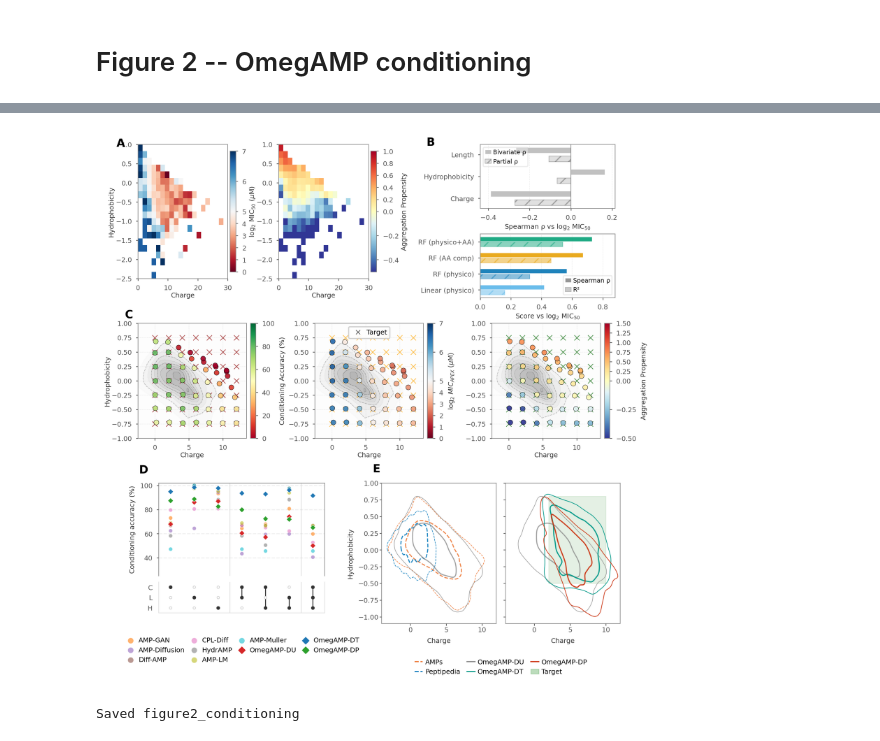
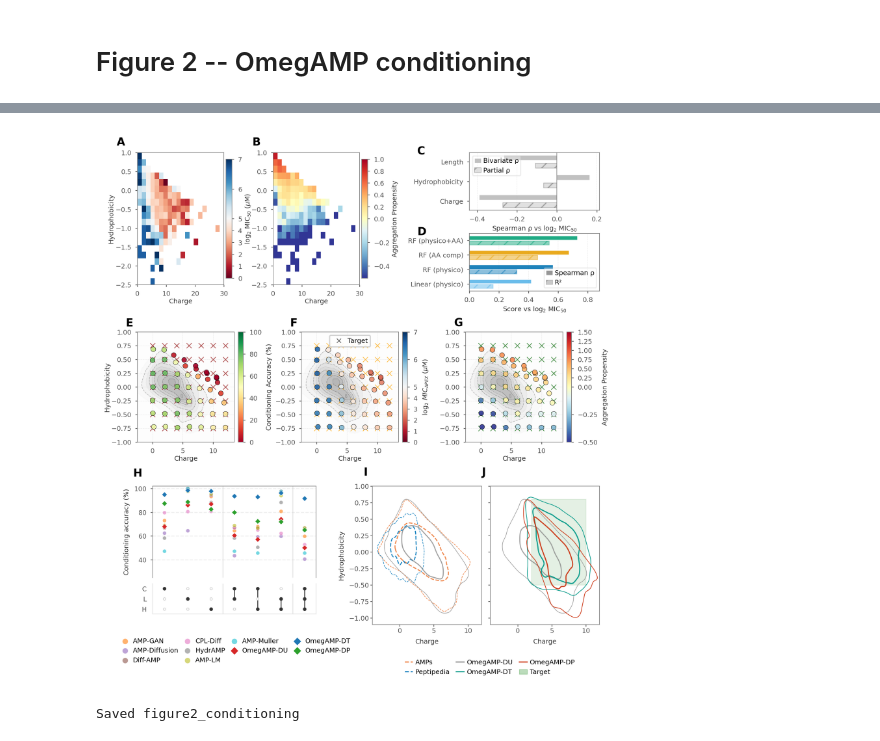
Before and after one commit to szczurek-lab/omegamp-dashboard, a Jupyter notebook: notebooks/figure2_conditioning.ipynb, the cells around one changed output, grey strips where cells are left out. Drawn from its saved outputs; the diff is of its cells as text; code cells hidden in the pictures.

Commit message:
fix(figures): one letter per plot in 2/S1/S2/S3, all exports within 6.5x8 in and 6 pt

```diff
--- a/notebooks/figure2_conditioning.ipynb
+++ b/notebooks/figure2_conditioning.ipynb
@@ -217,8 +220,8 @@ Panel D: distributions...
   Peptipedia...
   OmegAMP modes...
 # %%
-# ── Panel B data ───────────────────────────────────────────────────────────────
-print("Panel B: MIC predictability...")
+# ── Panels C-D data ───────────────────────────────────────────────────────────
+print("Panels C-D: MIC predictability...")
 df_pred = sp_agg[['sequence','charge','hydrophobicity','activity_um']].copy()
 df_pred['length']   = df_pred['sequence'].apply(len)
 df_pred['log2_mic'] = np.log2(df_pred['activity_um'].clip(1))
@@ -258,22 +261,27 @@ for label, model, X in ml_b:
 print("Plotting...")
 fig = plt.figure(figsize=(6.5, 8), dpi=300)
 
-# Row 1: Panel A (left, narrow heatmaps) + Panel B (right)
+# Panel letters: gs_a → A, B | gs_b → C, D | gs_c → E, F, G | gs_d → H | gs_e → I, J
+# Row 1: A-B (left, narrow heatmaps) + C-D (right)
 # wspace=0.30: tighter gap between heatmaps while still separating colorbar from ylabel
-# gs_b left=0.65: leaves room for Panel A's long vertical colorbar labels
-gs_a = gridspec.GridSpec(1, 2, figure=fig, left=0.06, right=0.54, top=0.97, bottom=0.76, wspace=0.30)
-gs_b = gridspec.GridSpec(2, 1, figure=fig, left=0.72, right=0.98, top=0.97, bottom=0.73, hspace=0.40)
+# gs_b left=0.65: leaves room for panels A-B's long vertical colorbar labels
+# gs_c right=0.92 (wspace 0.55 keeps the inter-panel gaps): panel G's colorbar label
+# sits outside the axes, and bbox_inches='tight' would otherwise push the export past 6.5 in
+gs_a = gridspec.GridSpec(1, 2, figure=fig, left=0.07, right=0.54, top=0.97, bottom=0.76, wspace=0.30)
+gs_b = gridspec.GridSpec(2, 1, figure=fig, left=0.72, right=0.975, top=0.97, bottom=0.75, hspace=0.40)
 # Remaining rows
-gs_c = gridspec.GridSpec(1, 3, figure=fig, left=0.06, right=0.97, top=0.69, bottom=0.51, wspace=0.50)
+# gs_c top=0.685 + letters at y=1.13: clears panel D's x-axis label above without
+# leaving a visible band of white space between the two rows
+gs_c = gridspec.GridSpec(1, 3, figure=fig, left=0.07, right=0.92, top=0.685, bottom=0.51, wspace=0.55)
 gs_d = gridspec.GridSpec(3, 1, figure=fig, left=0.10, right=0.42, top=0.44, bottom=0.13, hspace=0.1, height_ratios=[3, 1, 2])
-gs_e = gridspec.GridSpec(1, 2, figure=fig, left=0.53, right=0.99, top=0.44, bottom=0.22, wspace=0.08)
+gs_e = gridspec.GridSpec(1, 2, figure=fig, left=0.53, right=0.975, top=0.44, bottom=0.22, wspace=0.08)
 PL = dict(fontsize=10, fontweight='bold', va='top', ha='left')
 
 # Okabe-Ito palette
 C_GREY='#BBBBBB'; C_LB='#56B4E9'; C_BLUE='#0072B2'; C_ORANGE='#E69F00'; C_GREEN='#009E73'
 MODEL_COLS_B = [C_LB, C_BLUE, C_ORANGE, C_GREEN]
 
-# ── Panel A: MIC50 + Aggregation heatmaps ─────────────────────────────────────
+# ── Panels A, B: MIC50 + Aggregation heatmaps ─────────────────────────────────
 charge     = sp_agg['charge'].values
 hydro      = sp_agg['hydrophobicity'].values
 length_all = np.array([len(s) for s in sp_agg['sequence']])
@@ -283,10 +291,11 @@ panel_a_configs = [
     (sp_agg['aggregation'].values,                  'RdYlBu_r', TwoSlopeNorm(vcenter=0, vmin=-0.5, vmax=1.0), 'Aggregation Propensity'),
 ]
 
+panel_a_letters = ['A', 'B']
+
 for pi, (z_vals, cmap, cnorm, cbar_label) in enumerate(panel_a_configs):
     ax = fig.add_subplot(gs_a[pi])
-    if pi == 0:
-        ax.text(-0.24, 1.05, 'A', transform=ax.transAxes, **PL)
+    ax.text(-0.24, 1.12, panel_a_letters[pi], transform=ax.transAxes, **PL)
 
     stat, xe, ye, _ = binned_statistic_2d(
         charge, hydro, z_vals, statistic='mean', bins=[20, 20],
@@ -322,18 +331,19 @@ for pi, (z_vals, cmap, cnorm, cbar_label) in enumerate(panel_a_configs):
         rh,  ph  = spearmanr(corr_df['H'], corr_df['Z'])
         rch, pch = spearmanr(corr_df['C'], corr_df['H'])
         rca, pca = spearmanr(corr_df['C'], corr_df['Z'])
-        print(f"  Fig2A agg: r(H,agg)={rh:+.4f} {_fmt_p(ph)}; r(C,H)={rch:+.4f} {_fmt_p(pch)}; r(C,agg)={rca:+.4f} {_fmt_p(pca)}")
+        print(f"  Fig2B agg: r(H,agg)={rh:+.4f} {_fmt_p(ph)}; r(C,H)={rch:+.4f} {_fmt_p(pch)}; r(C,agg)={rca:+.4f} {_fmt_p(pca)}")
 
-# ── Panel B: MIC predictability — two stacked axes ────────────────────────────
-# Top: individual feature correlations with log₂ MIC₅₀ (bivariate + partial ρ)
-# Bottom: ML models predicting log₂ MIC₅₀
+# ── Panels C, D: MIC predictability — two stacked axes ────────────────────────
+# C: individual feature correlations with log₂ MIC₅₀ (bivariate + partial ρ)
+# D: ML models predicting log₂ MIC₅₀
 ax_b_top = fig.add_subplot(gs_b[0])
 ax_b_bot = fig.add_subplot(gs_b[1])
-ax_b_top.text(-0.40, 1.12, 'B', transform=ax_b_top.transAxes, **PL)
+ax_b_top.text(-0.40, 1.12, 'C', transform=ax_b_top.transAxes, **PL)
+ax_b_bot.text(-0.40, 1.12, 'D', transform=ax_b_bot.transAxes, **PL)
 
 BAR_H = 0.28
 
-# Upper: individual feature correlations with log₂ MIC₅₀ (bivariate + partial ρ)
+# Panel C: individual feature correlations with log₂ MIC₅₀ (bivariate + partial ρ)
 all_vals = [d['simple'] for d in indiv_b] + [d['partial'] for d in indiv_b]
 xlim_top = (min(all_vals) - 0.05, max(all_vals) + 0.05)
 GAP2 = 0.20
@@ -354,11 +364,11 @@ style_spines(ax_b_top)
 ax_b_top.legend(handles=[
     Patch(facecolor=C_GREY, alpha=0.9,  edgecolor='white',   lw=0.3, label='Bivariate ρ'),
     Patch(facecolor=C_GREY, alpha=0.45, edgecolor='#555555', lw=0.5, hatch='//', label='Partial ρ'),
-], fontsize=5.5, ncol=1, loc='upper left',
+], fontsize=6, ncol=1, loc='upper left',
    framealpha=0.35, edgecolor='#cccccc', borderpad=0.3,
    handlelength=1.0, handletextpad=0.3, columnspacing=0.5)
 
-# Lower: ML models predicting log₂ MIC₅₀ (ρ solid, R² hatched)
+# Panel D: ML models predicting log₂ MIC₅₀ (ρ solid, R² hatched)
 GAP = 0.17
 for j, (d, col) in enumerate(zip(ml_results_b, MODEL_COLS_B)):
     ax_b_bot.barh(j + GAP, d['rho'], height=BAR_H, color=col, alpha=0.88,
@@ -377,24 +387,24 @@ style_spines(ax_b_bot)
 ax_b_bot.legend(handles=[
     Patch(facecolor='#888888', alpha=0.88, edgecolor='white',   lw=0.3, label='Spearman ρ'),
     Patch(facecolor='#888888', alpha=0.45, edgecolor='#888888', lw=0.5, hatch='//', label='R²'),
-], fontsize=5.5, ncol=1, loc='lower right',
+], fontsize=6, ncol=1, loc='lower right',
    framealpha=0.35, edgecolor='#cccccc', borderpad=0.3,
    handlelength=1.0, handletextpad=0.3, columnspacing=0.5)
 
-# ── Panel C: Conditioning accuracy / MIC / Aggregation grid sweep ─────────────
+# ── Panels E, F, G: Conditioning accuracy / MIC / Aggregation grid sweep ──────
 grid_cmaps  = ['RdYlGn', 'RdBu', 'RdYlBu_r']
 grid_labels = ['Conditioning Accuracy (%)', r'log$_2$ $MIC_{APEX}$ ($\mu$M)', 'Aggregation Propensity']
 grid_vmins  = [0,   0,   -0.5]
 grid_vmaxs  = [100, 7,    1.5]
 grid_cols   = ['success', 'apex', 'agg']
 x_marker_colors = ['darkred', 'orange', 'darkgreen']
+panel_c_letters = ['E', 'F', 'G']
 axes_c = []
 
 for pi in range(3):
     ax = fig.add_subplot(gs_c[pi])
     axes_c.append(ax)
-    if pi == 0:
-        ax.text(-0.12, 1.12, 'C', transform=ax.transAxes, **PL)
+    ax.text(-0.12, 1.13, panel_c_letters[pi], transform=ax.transAxes, **PL)
 
     amp_c = amp_props['charge'].values
     amp_h = amp_props['hydrophobicity'].values
@@ -408,7 +418,7 @@ for pi in range(3):
         ax.contourf(Cg, Hg, Zg, levels=10, cmap='Greys', alpha=0.3)
         ax.contour(Cg, Hg, Zg, levels=5, colors='gray', linewidths=0.5, alpha=0.5, linestyles='dashed')
     except Exception as e:
-        print(f"  KDE failed for panel C[{pi}]: {e}")
+        print(f"  KDE failed for panel {panel_c_letters[pi]}: {e}")
 
     col = grid_cols[pi]; cmap = grid_cmaps[pi]
     vmin = grid_vmins[pi]; vmax = grid_vmaxs[pi]
@@ -457,11 +467,11 @@ axes_c[1].legend(handles=[target_handle], loc='upper center',
                  frameon=True, edgecolor='#cccccc', framealpha=0.9,
                  borderpad=0.4, handletextpad=0.3)
 
-# ── Panel D: Benchmarking UpSet ───────────────────────────────────────────────
+# ── Panel H: Benchmarking UpSet ───────────────────────────────────────────────
 ax_main = fig.add_subplot(gs_d[0])
 ax_mat  = fig.add_subplot(gs_d[1])
 ax_leg  = fig.add_subplot(gs_d[2])
-ax_main.text(-0.12, 1.20, 'D', transform=ax_main.transAxes, **PL)
+ax_main.text(-0.12, 1.20, 'H', transform=ax_main.transAxes, **PL)
 
 model_colors = {
     'AMP-GAN':'#ff7f0e', 'AMP-Diffusion':'#9467bd', 'Diff-AMP':'#8c564b',
@@ -516,7 +526,7 @@ h, l = ax_main.get_legend_handles_labels()
 ax_leg.legend(h, l, loc='center', fontsize=6, frameon=False, ncol=4,
               columnspacing=0.4, handletextpad=0.2, markerscale=1.5)
 
-# ── Panel E: Property distributions ──────────────────────────────────────────
+# ── Panels I, J: Property distributions ──────────────────────────────────────
 FC = {
     'amp': '#EE7733', 'peptides': '#0077BB', 'unconditional': '#888888',
     'targeted': '#009988', 'prototype': '#CC3311', 'target': '#228B22',
@@ -524,7 +534,7 @@ FC = {
 XL = (-4, 12); YL = (-1.1, 1.0)
 
 ax = fig.add_subplot(gs_e[0])
-ax.text(-0.08, 1.14, 'E', transform=ax.transAxes, **PL)
+ax.text(-0.08, 1.14, 'I', transform=ax.transAxes, **PL)
 ax.set_xlim(XL); ax.set_ylim(YL)
 
 xi, yi, zi = compute_kde(sub_amp['charge'].values, sub_amp['hydrophobicity'].values, XL, YL)
@@ -537,6 +547,7 @@ ax.set_xlabel('Charge', fontsize=6); ax.set_ylabel('Hydrophobicity', fontsize=6)
 ax.tick_params(labelsize=6, length=2, pad=1)
 
 ax = fig.add_subplot(gs_e[1])
+ax.text(-0.08, 1.14, 'J', transform=ax.transAxes, **PL)
 ax.set_xlim(XL); ax.set_ylim(YL)
 target_region = {'charge': (2, 10), 'hydrophobicity': (-0.5, 0.8)}
 ax.add_patch(Rectangle(
@@ -565,8 +576,16 @@ legend_elements = [
 fig.legend(handles=legend_elements, loc='lower center', bbox_to_anchor=(0.76, 0.13),
            ncol=3, fontsize=6, frameon=False, handletextpad=0.4, handlelength=1.2, columnspacing=1.0)
 
-plt.savefig('../figures/figure2_conditioning.pdf', bbox_inches='tight')
-plt.savefig('../figures/figure2_conditioning.png', bbox_inches='tight')
+# Cell limits: exported box <= 6.5 x 8 in, every font >= 6 pt.
+# bbox_inches='tight' grows past the 6.5 in canvas if any artist sits outside it,
+# so check the tight bbox rather than trusting figsize.
+fig.canvas.draw()
+_tb = fig.get_tightbbox(fig.canvas.get_renderer())
+print(f"  export box: {_tb.width:.2f} x {_tb.height:.2f} in "
+      f"(x {_tb.x0:+.2f}..{_tb.x1:.2f}, y {_tb.y0:+.2f}..{_tb.y1:.2f}; Cell max 6.5 x 8)")
+
+plt.savefig('../figures/figure2_conditioning.pdf', bbox_inches='tight', pad_inches=0.02)
+plt.savefig('../figures/figure2_conditioning.png', bbox_inches='tight', pad_inches=0.02)
 plt.show()
 print("Saved figure2_conditioning")
 # %% [output]
@@ -581,2 +601,2 @@ Plotting...
-[figure, old version]
+[figure, new version]
 Saved figure2_conditioning
```
Also changed, not shown: parts of 5 cells of this notebook, 7 other files.
